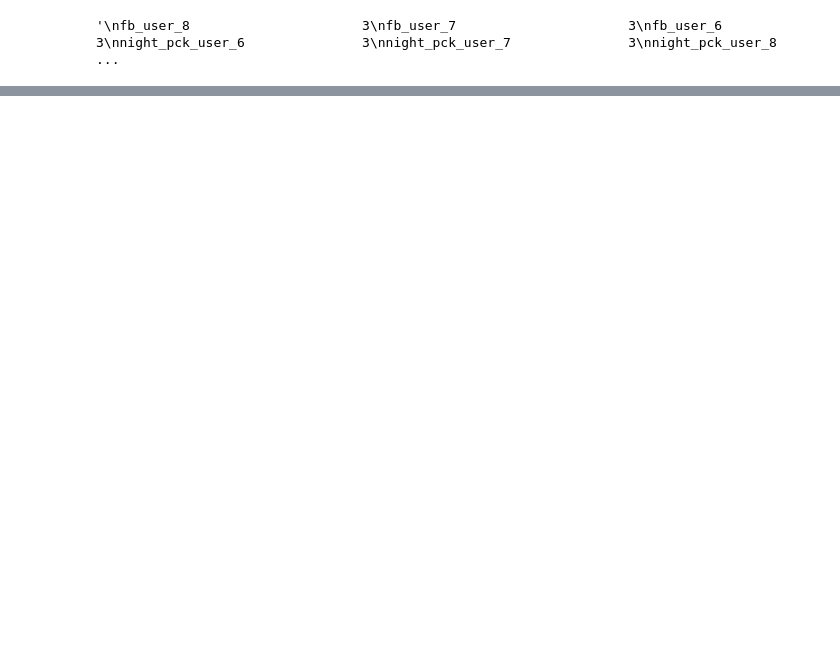
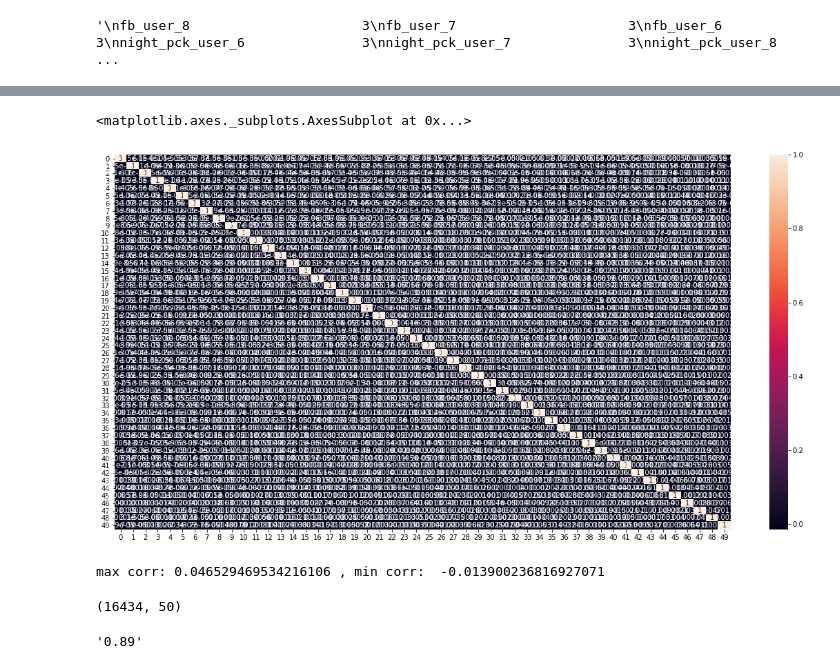
Before and after one commit to gettingtoknowdata/predict-churn, a Jupyter notebook: Telecom_churn_case_study.ipynb, the cells around one changed output, grey strips where cells are left out. Drawn from its saved outputs; the diff is of its cells as text; code cells hidden in the pictures; blank space fills up the shorter version.

```diff
--- a/Telecom_churn_case_study.ipynb
+++ b/Telecom_churn_case_study.ipynb
@@ -599,0 +510,21 @@ df_clean1[['churn', 'total_og_mou_diff_8_7', 'total_og_mou_diff_7_6']].head(10)
+# %%
+#plotting the correlation matrix
+%matplotlib inline
+plt.figure(figsize = (20,10))
+sns.heatmap(corrmat,annot = True)
+# %% [output]
+<matplotlib.axes._subplots.AxesSubplot at 0x...>
+[figure, added]
+# %%
+# 1s -> 0s in diagonals
+corrmat_nodiag = corrmat - np.diagflat(corrmat.diagonal())
+print("max corr:",corrmat_nodiag.max(), ", min corr: ", corrmat_nodiag.min(),)
+# we see that correlations are indeed very close to 0
+# %% [output]
+max corr: 0.046529469534216106 , min corr:  -0.013900236816927071
+# %%
+#Applying selected components to the test data - 16 components
+df_test_pca = pca_final.transform(X_test)
+df_test_pca.shape
+# %% [output]
+(16434, 50)
@@ -599,0 +538,6 @@ df_clean1[['churn', 'total_og_mou_diff_8_7', 'total_og_mou_diff_7_6']].head(10)
+# %%
+#Making prediction on the test data
+pred_probs_test = model_pca.predict_proba(df_test_pca)[:,1]
+"{:2.2}".format(metrics.roc_auc_score(y_test, pred_probs_test))
+# %% [output]
+'0.89'
```
Also changed, not shown: parts of 116 cells of this notebook.
